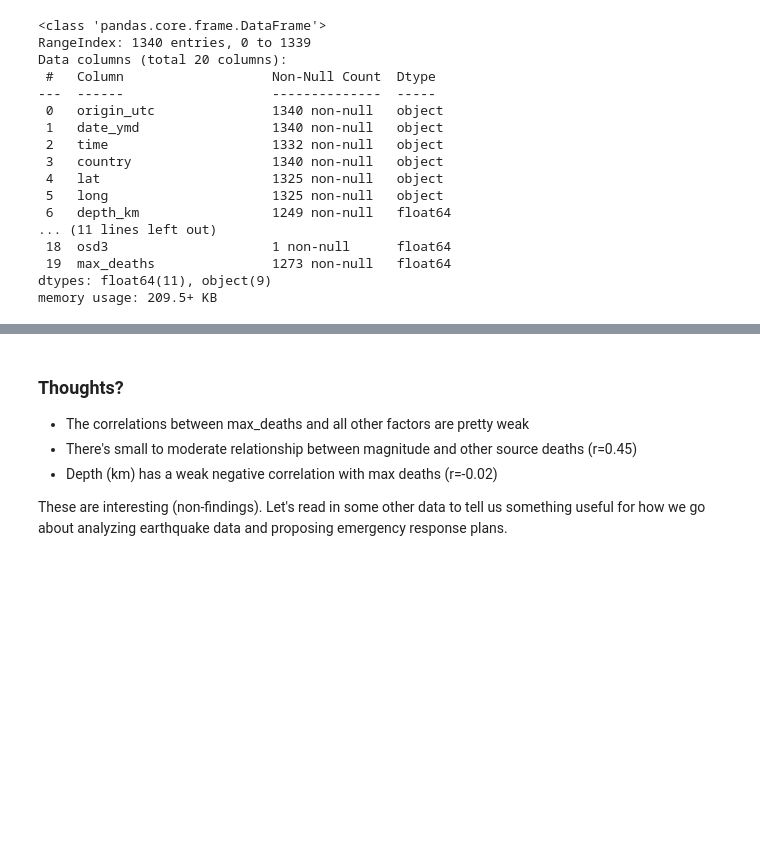
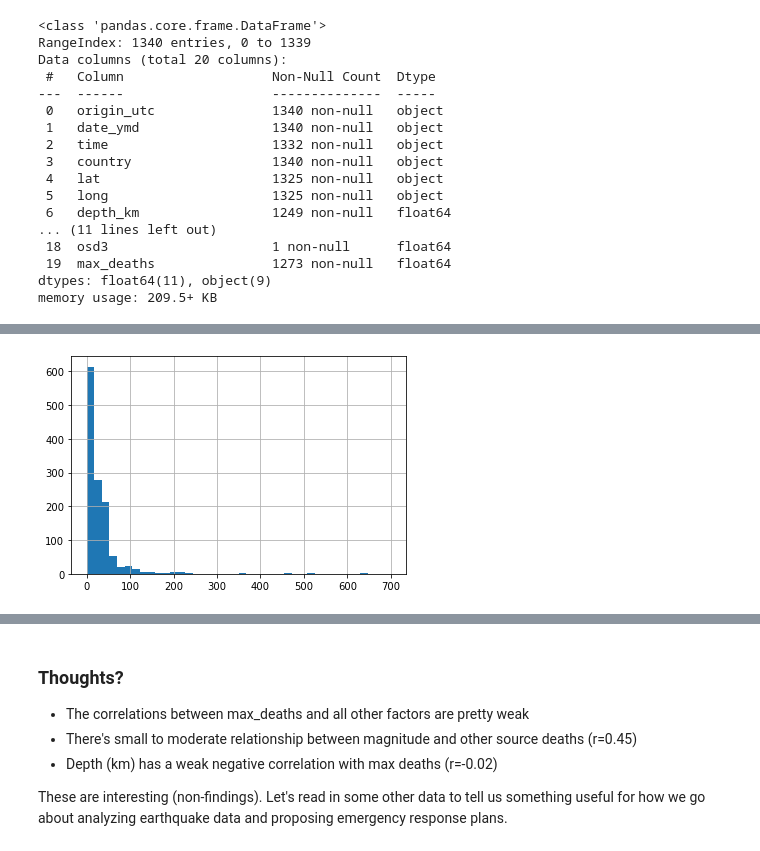
Before and after one commit to ocnrandolph/TNEG_Earthquakes, a Jupyter notebook: notebooks/dq3-Earthquakes-Part-1-Explore.ipynb, the cells around one changed output, grey strips where cells are left out. Saved outputs shown, nothing was run; the diff lists cells and outputs as text; code cells hidden in the pictures; blank space fills up the shorter version.

```diff
--- a/notebooks/dq3-Earthquakes-Part-1-Explore.ipynb
+++ b/notebooks/dq3-Earthquakes-Part-1-Explore.ipynb
@@ -57,3 +67,7 @@ memory usage: 209.5+ KB
+# %%
+earthquakes['depth_km'].hist(bins = 40, range=[0,700]);
+# %% [output]
+[figure, added]
 # %%
 #earthquakes['time'] = pd.to_datetime(earthquakes['time'])
 #earthquakes.info()
```
Also changed, not shown: parts of 10 cells of this notebook, 3 other files.
